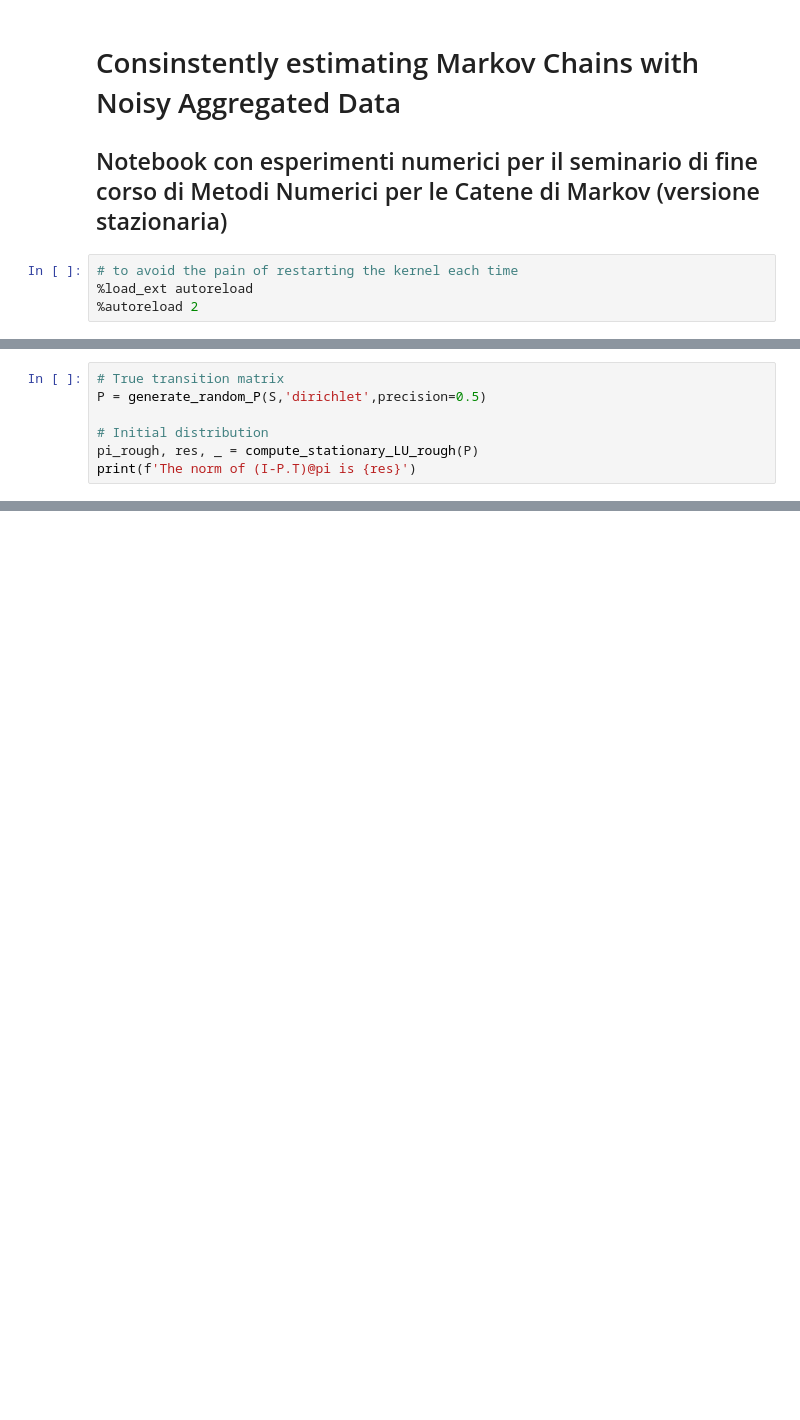
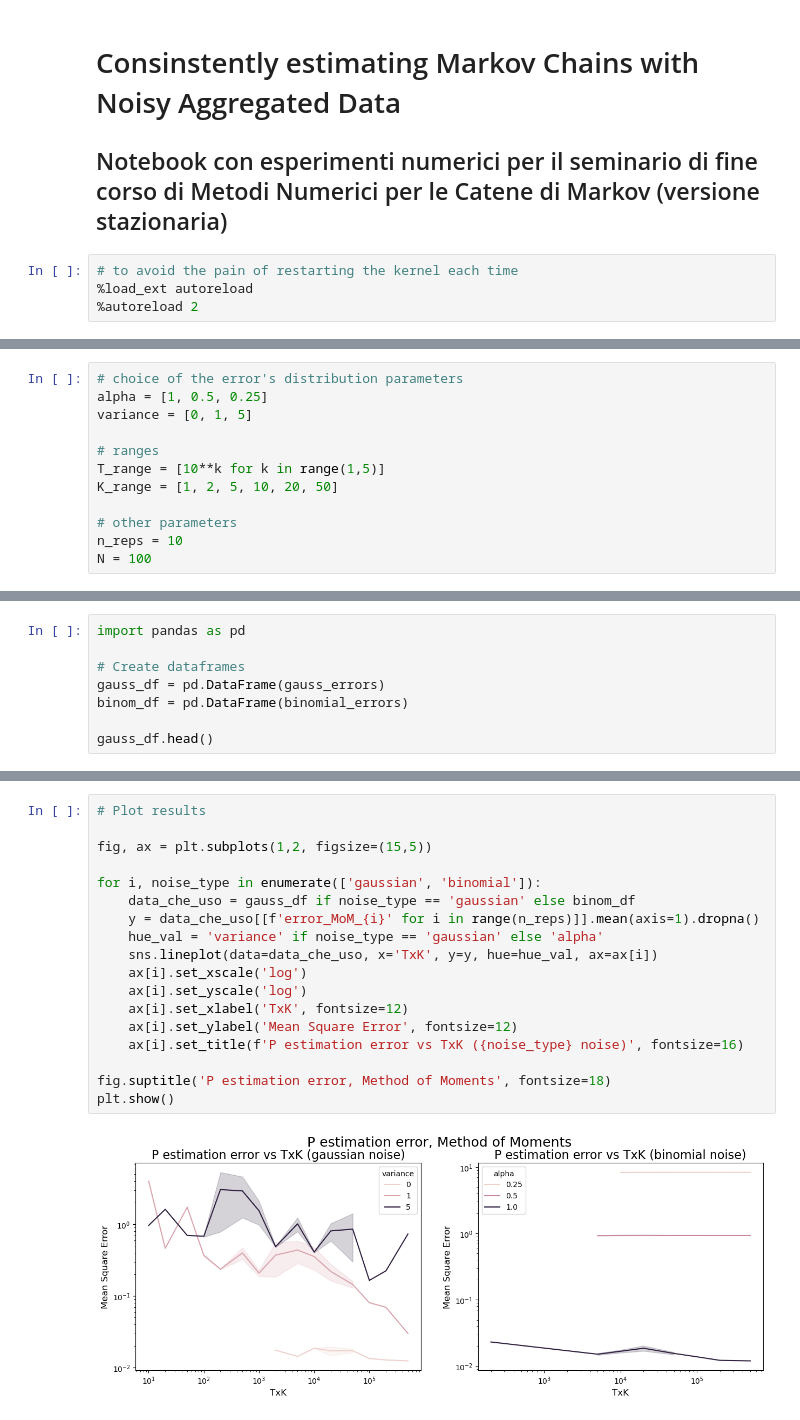
Before and after one commit to M4rinz/MNCM-project, a Jupyter notebook: Codice/MNCM_notebook_stationary.ipynb, the cells around one changed output, grey strips where cells are left out. Cells and saved outputs as stored; diff of their text form; blank space fills up the shorter version.

```diff
--- a/Codice/MNCM_notebook_stationary.ipynb
+++ b/Codice/MNCM_notebook_stationary.ipynb
@@ -48,7 +8,0 @@ def compute_stationary_LU_rough(P:np.ndarray) -> tuple[np.ndarray, float, float]
-# %%
-# True transition matrix
-P = generate_random_P(S,'dirichlet',precision=0.5)
-
-# Initial distribution
-pi_rough, res, _ = compute_stationary_LU_rough(P)
-print(f'The norm of (I-P.T)@pi is {res}')
@@ -123,0 +64,12 @@ np.linalg.norm(P_CLS-P,'fro')/(S**")")
+# %%
+# choice of the error's distribution parameters
+alpha = [1, 0.5, 0.25]
+variance = [0, 1, 5]
+
+# ranges
+T_range = [10**k for k in range(1,5)]
+K_range = [1, 2, 5, 10, 20, 50]
+
+# other parameters
+n_reps = 10
+N = 100
@@ -123,0 +244,8 @@ np.linalg.norm(P_CLS-P,'fro')/(S**")")
+# %%
+import pandas as pd
+
+# Create dataframes
+gauss_df = pd.DataFrame(gauss_errors)
+binom_df = pd.DataFrame(binomial_errors)
+
+gauss_df.head()
@@ -123,0 +270,20 @@ np.linalg.norm(P_CLS-P,'fro')/(S**")")
+# %%
+# Plot results
+
+fig, ax = plt.subplots(1,2, figsize=(15,5))
+
+for i, noise_type in enumerate(['gaussian', 'binomial']):
+    data_che_uso = gauss_df if noise_type == 'gaussian' else binom_df
+    y = data_che_uso[[f'error_MoM_{i}' for i in range(n_reps)]].mean(axis=1).dropna()
+    hue_val = 'variance' if noise_type == 'gaussian' else 'alpha'
+    sns.lineplot(data=data_che_uso, x='TxK', y=y, hue=hue_val, ax=ax[i])
+    ax[i].set_xscale('log')
+    ax[i].set_yscale('log')
+    ax[i].set_xlabel('TxK', fontsize=12)
+    ax[i].set_ylabel('Mean Square Error', fontsize=12)
+    ax[i].set_title(f'P estimation error vs TxK ({noise_type} noise)', fontsize=16)
+
+fig.suptitle('P estimation error, Method of Moments', fontsize=18)
+plt.show()
+# %% [output]
+[figure, added]
```
Also changed, not shown: parts of 55 cells of this notebook, 7 other files.
